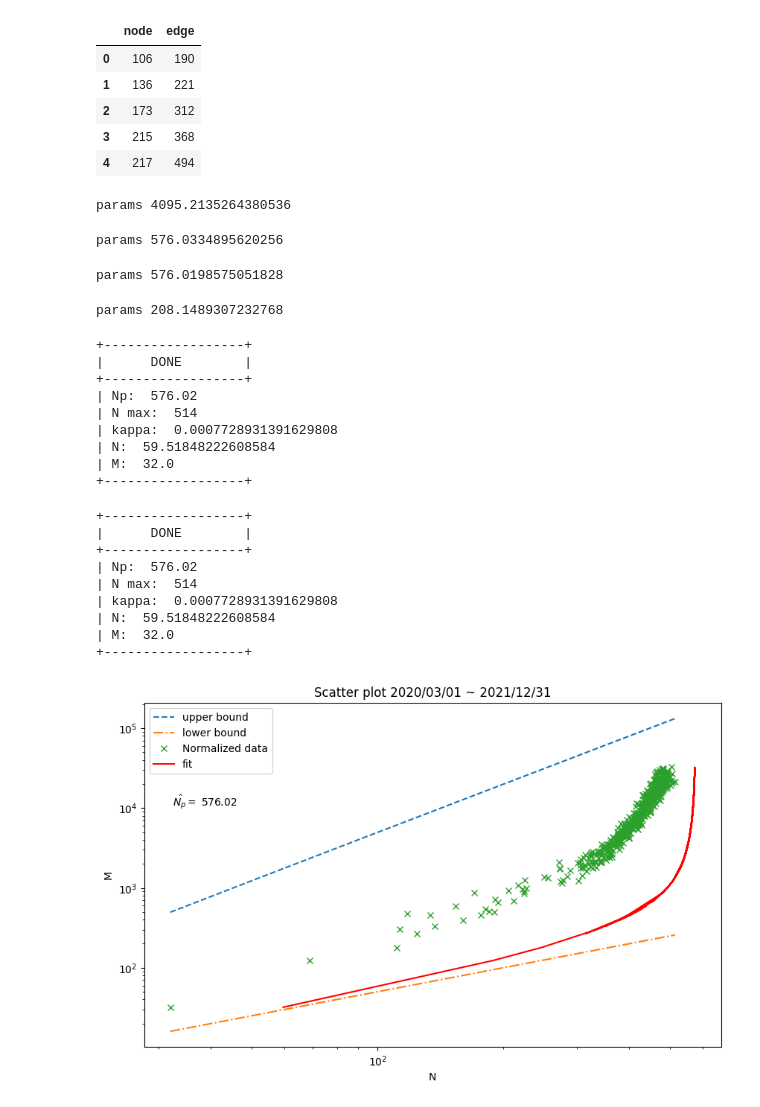
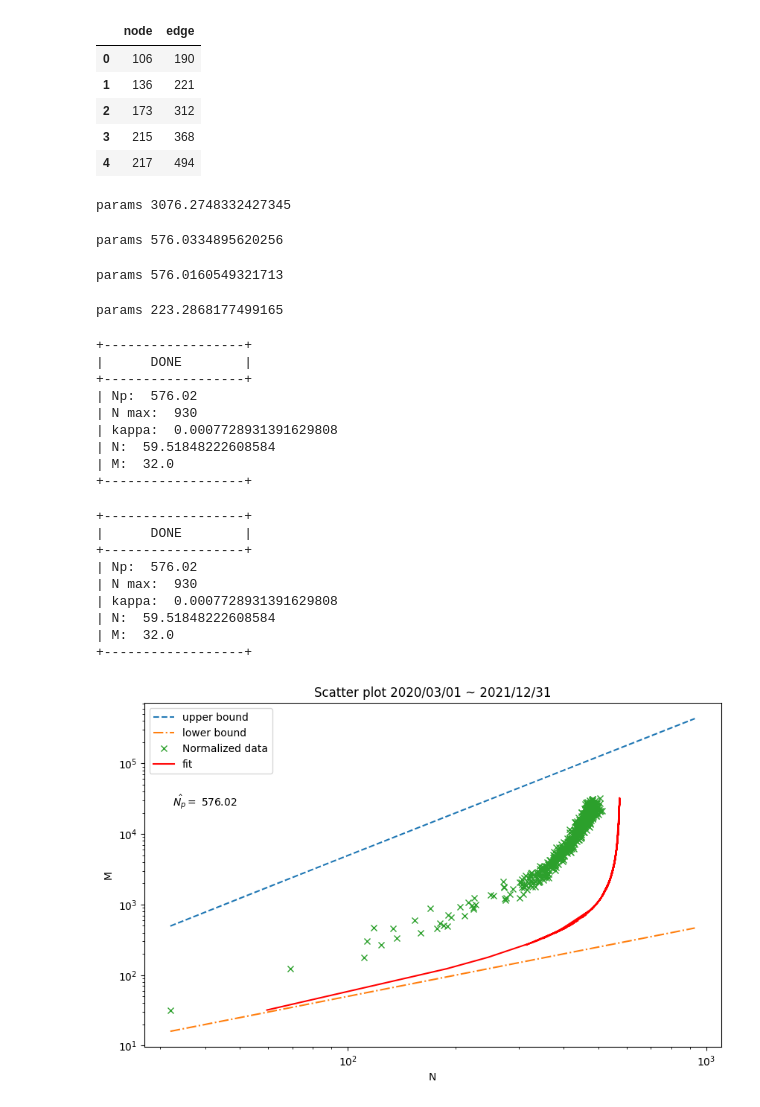
Before and after one commit to yiadka/mobility_scaling, a Jupyter notebook: notebooks/nmscaling_norm_second.ipynb, the cells around one changed output. Saved outputs shown, nothing was run; the diff lists cells and outputs as text; code cells hidden in the pictures.

```diff
--- a/notebooks/nmscaling_norm_second.ipynb
+++ b/notebooks/nmscaling_norm_second.ipynb
@@ -43,7 +43,8 @@ def return_nm(df):
         df_tmp = df[(df['started_at'] >= current_timestamp) & (df['started_at'] < next_timestamp)]
 
         # node_listにはユニークなstart_station_idを追加
-        node_list.append(len(df_tmp['start_station_id'].unique()))
+        # df_tmpのstart_station_idをstr型に変換してからユニークな値を取得
+        node_list.append(len(df_tmp['start_station_id'].astype(str).unique()))
 
         # edge_listにはdf_tmpの行数を追加
         edge_list.append(len(df_tmp))
@@ -61,3 +62,11 @@ def return_nm(df):
     return active_node_list, edge_list, timestamp
 # %%
 node_left, edge_left, timestamp_left = return_nm(df_left)
+# %%
+# node_leftの各要素の型を確認する
+# 各要素の型を全て表示する
+for i in range(len(node_left)):
+    # int64以外の型があれば表示する
+    if type(node_left[i]) != np.int64:
+        print(type(node_left[i]))
+print("+- DONE -+")
@@ -115,7 +126,7 @@ def f_uniform_2(x, N, M):
 params, _ = optimize.curve_fit(f, x, y, p0=[14])
 print("params", params[0])
 # %% [output]
-params 4095.2135264380536
+params 3076.2748332427345
 # %%
 # leastsqを使用
 initial_guess = [600]
@@ -128,13 +139,13 @@ params 576.0334895620256
 res = optimize.least_squares(residual_f, initial_guess, args=(x, y))
 print("params", res.x[0])
 # %% [output]
-params 576.0198575051828
+params 576.0160549321713
 # %%
 # 残差平方和を最小化
 res = optimize.minimize(f_uniform_2, initial_guess, args=(x, y))
 print("params", res.x[0])
 # %% [output]
-params 208.1489307232768
+params 223.2868177499165
 # %%
 # 元の関数に代入する
 Np_norm_hat = res.x[0]
@@ -164,7 +175,7 @@ print("+------------------+")
 |      DONE        |
 +------------------+
 | Np:  576.02
-| N max:  514
+| N max:  930
 | kappa:  0.0007728931391629808
 | N:  59.51848222608584
 | M:  32.0
@@ -179,7 +190,7 @@ lower_bound = p/2
 
 Np_norm_hat = round(Np_norm_hat, 2)
 print("+------------------+")
-kappa_norm_estimated = [((8 * x[i]) / (Np_norm_hat * (Np_norm_hat - 1))) for i in range(len(x))]
+kappa_norm_estimated = [((8 * left["edge_norm"][i]) / (Np_norm_hat * (Np_norm_hat - 1))) for i in range(len(left["edge_norm"]))]
 
 # Eq8, 9
 N_norm = []
@@ -191,36 +202,36 @@ for i in range(len(kappa_norm_estimated)):
 print("|      DONE        |")
 print("+------------------+")
 print("| Np: ", Np_norm_hat)
-print("| N max: ", max(y))
+print("| N max: ", left["node_norm"].max())
 print("| kappa: ", kappa_norm_estimated[0])
 print("| N: ", N_norm[0])
 print("| M: ", M_norm[0])
 print("+------------------+")
 
 
 
 plt.figure(figsize=(10, 6))
 plt.title("Scatter plot 2020/03/01 ~ 2021/12/31")
 plt.plot(p, upper_bound, '--', label="upper bound")
 plt.plot(p, lower_bound, '-.', label="lower bound")
 plt.plot(y, x, "x", label='Normalized data')
 plt.plot(N_norm,M_norm,label='fit', color='red')
 Np_norm_hat = round(Np_norm_hat, 2)
 plt.text(0.05, 0.70, r'$\hat{N_{p}}=$ ' + str(Np_norm_hat), transform=plt.gca().transAxes)
 plt.xlabel('N')
 plt.ylabel('M')
 plt.xscale('log')
 plt.yscale('log')
 plt.legend(loc='best')
 plt.show()
 # %% [output]
 +------------------+
 |      DONE        |
 +------------------+
 | Np:  576.02
-| N max:  514
+| N max:  930
 | kappa:  0.0007728931391629808
 | N:  59.51848222608584
 | M:  32.0
 +------------------+
-[figure, old version]
+[figure, new version]
```
Also changed, not shown: parts of 1 cell of this notebook, 2 other files.
